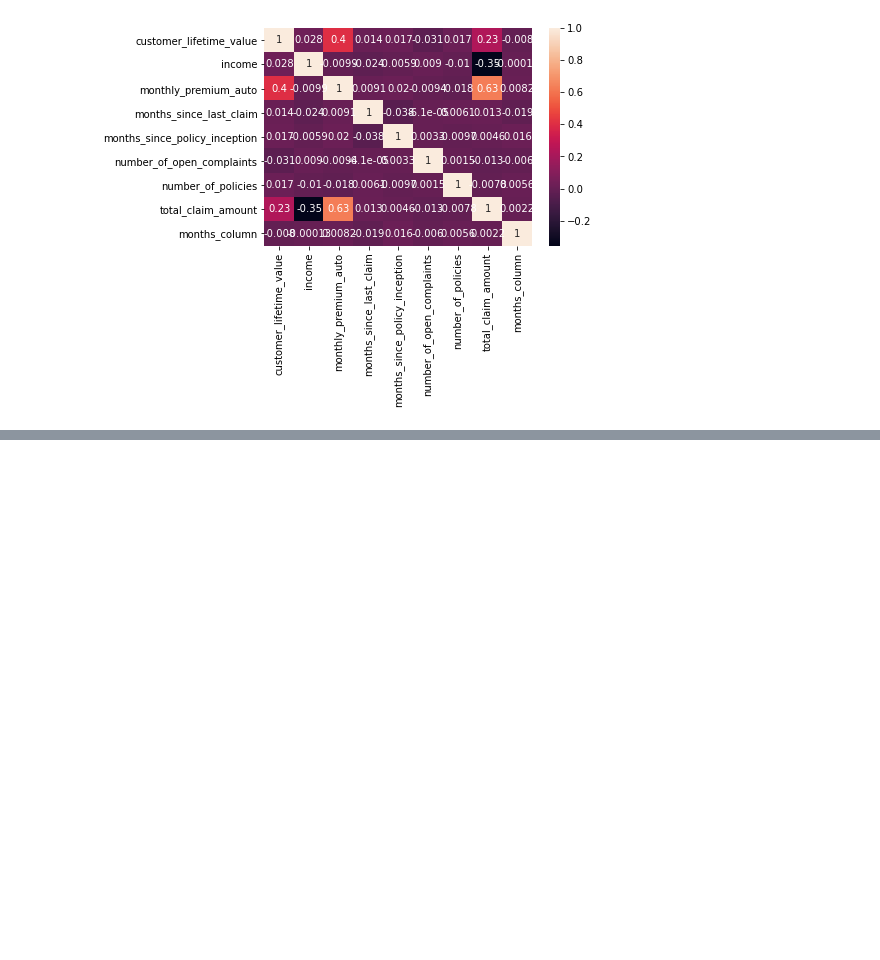
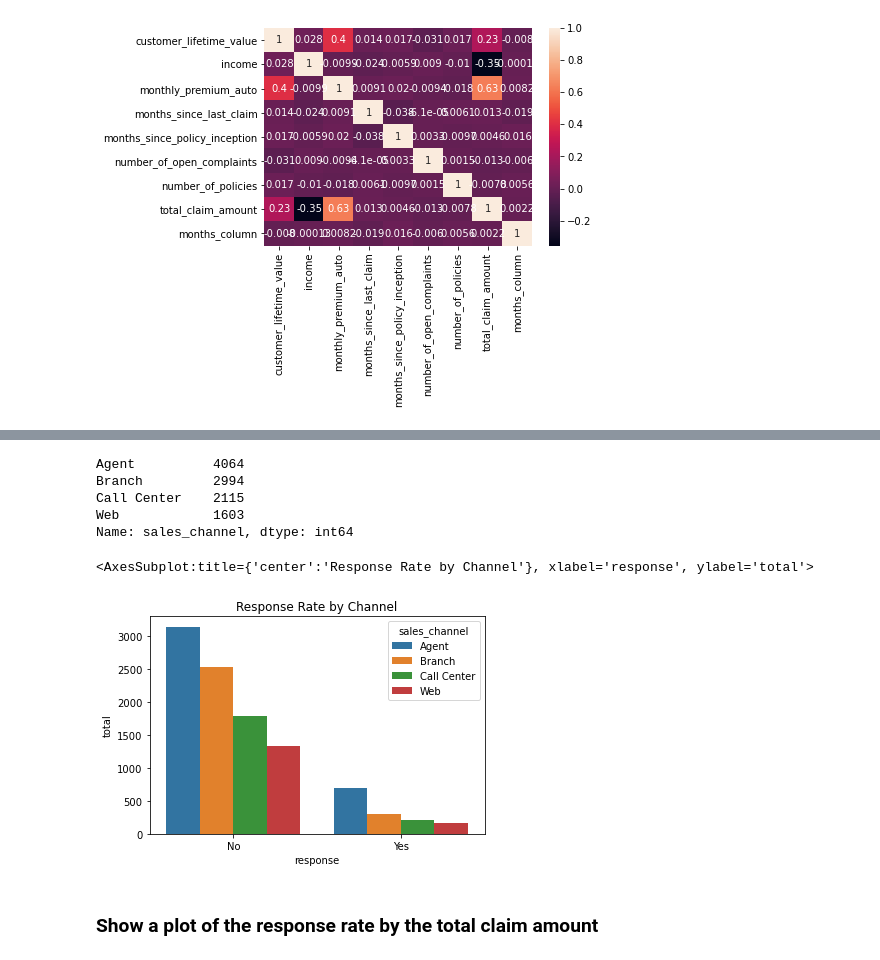
Before and after one commit to AlfredoSte/IronAlfred, a Jupyter notebook: LAB CustomerAnalysis Day8/Customer Analysis LAB Day8.ipynb, the cells around one changed output, grey strips where cells are left out. Drawn from its saved outputs; the diff is of its cells as text; code cells hidden in the pictures; blank space fills up the shorter version.

```diff
--- a/LAB CustomerAnalysis Day8/Customer Analysis LAB Day8.ipynb
+++ b/LAB CustomerAnalysis Day8/Customer Analysis LAB Day8.ipynb
@@ -465,0 +518,3 @@ sns.heatmap(df.corr(), annot = True)
+# %%
+rsp_by_channel = df.groupby(['response','sales_channel']).size().reset_index(name="total")
+rsp_by_channel
@@ -465,0 +544,24 @@ sns.heatmap(df.corr(), annot = True)
+# %%
+sales_channel=df["sales_channel"].value_counts()
+sales_channel
+# %% [output]
+Agent          4064
+Branch         2994
+Call Center    2115
+Web            1603
+Name: sales_channel, dtype: int64
+# %%
+fig, ax = plt.subplots()
+
+# we add a title to the figure or the ax
+# use set_title() on the axis
+ax.set_title("Response Rate by Channel")
+
+# we plot the different lines
+# add every plot(x, y, label=, c=) to the SAME axis with plot
+sns.barplot(x = rsp_by_channel["response"], y = rsp_by_channel["total"], hue = rsp_by_channel["sales_channel"])
+# %% [output]
+<AxesSubplot:title={'center':'Response Rate by Channel'}, xlabel='response', ylabel='total'>
+[figure, added]
+# %% [markdown]
+### Show a plot of the response rate by the total claim amount
```
Also changed, not shown: parts of 25 cells of this notebook, 2 other files.
